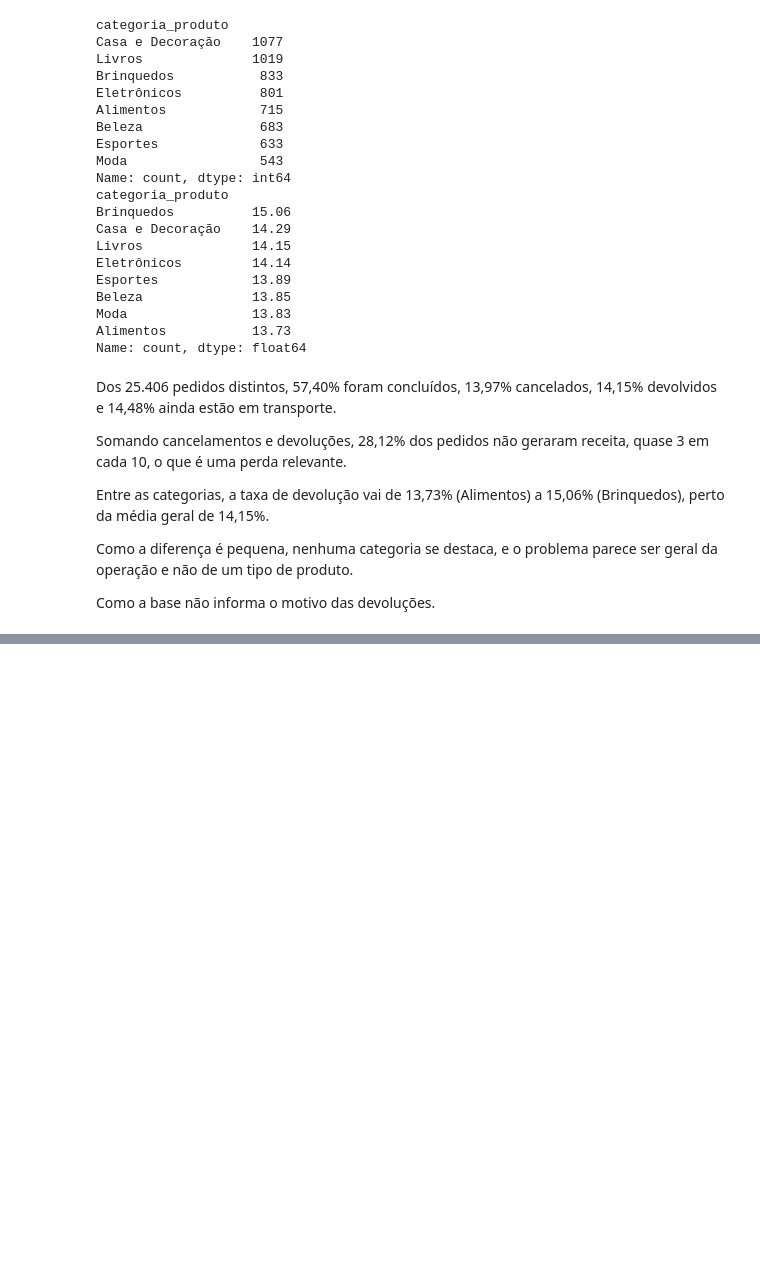
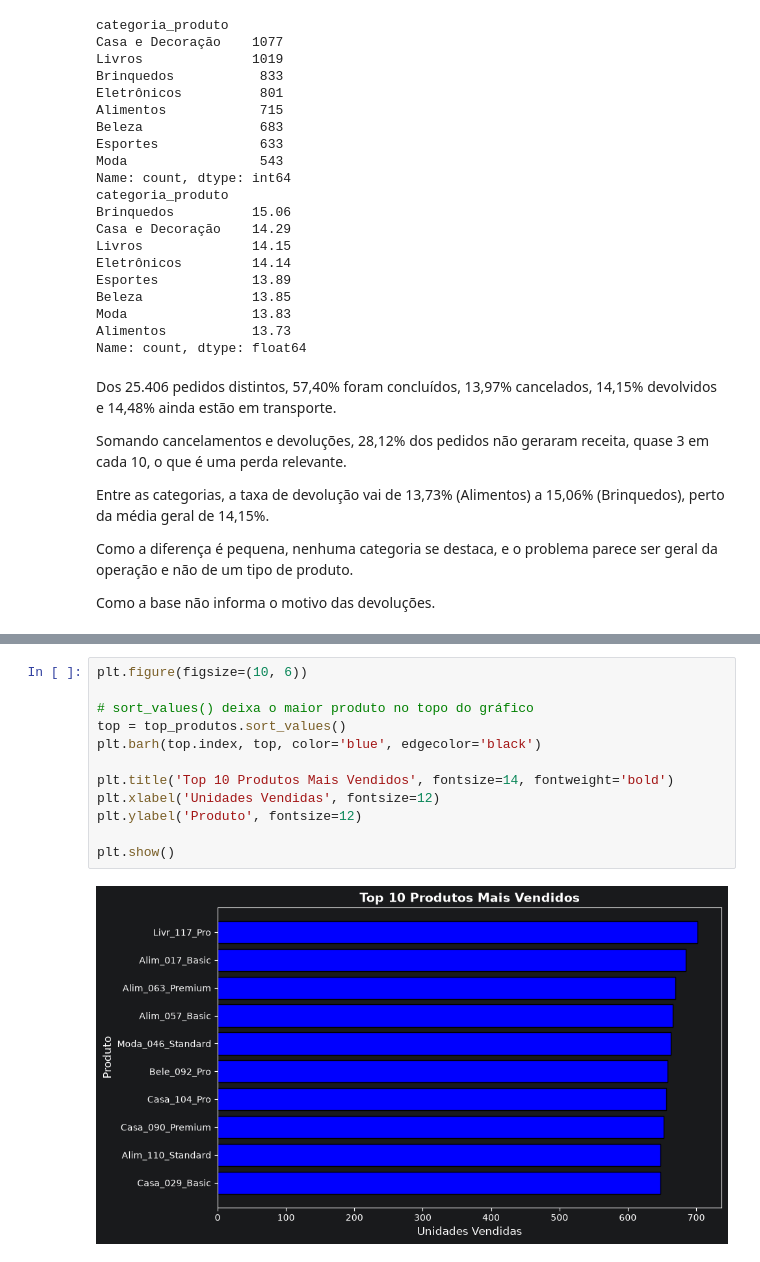
Before and after one commit to viniciusdevrr/ecommerce-data-analysis, a Jupyter notebook: analysis.ipynb, the cells around one changed output, grey strips where cells are left out. Saved outputs shown, nothing was run; the diff lists cells and outputs as text; blank space fills up the shorter version.

Commit message:
Adicionando Representação Gráfica - gráficos de produtos, categorias, canais, pagamentos e devoluções

```diff
--- a/analysis.ipynb
+++ b/analysis.ipynb
@@ -514,0 +519,14 @@ Como a base não informa o motivo das devoluções.
+# %%
+plt.figure(figsize=(10, 6))
+
+# sort_values() deixa o maior produto no topo do gráfico
+top = top_produtos.sort_values()
+plt.barh(top.index, top, color='blue', edgecolor='black')
+
+plt.title('Top 10 Produtos Mais Vendidos', fontsize=14, fontweight='bold')
+plt.xlabel('Unidades Vendidas', fontsize=12)
+plt.ylabel('Produto', fontsize=12)
+
+plt.show()
+# %% [output]
+[figure, added]
```
Also changed, not shown: parts of 10 cells of this notebook.
